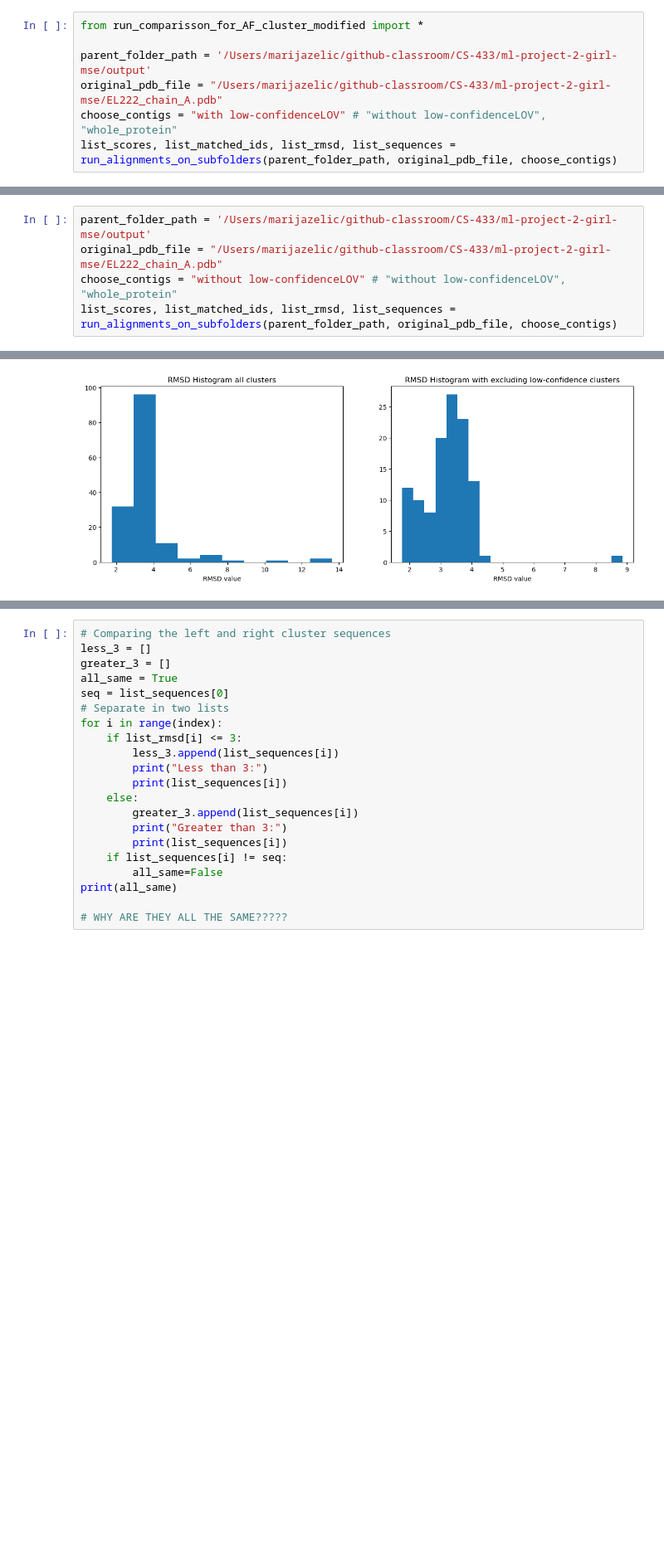
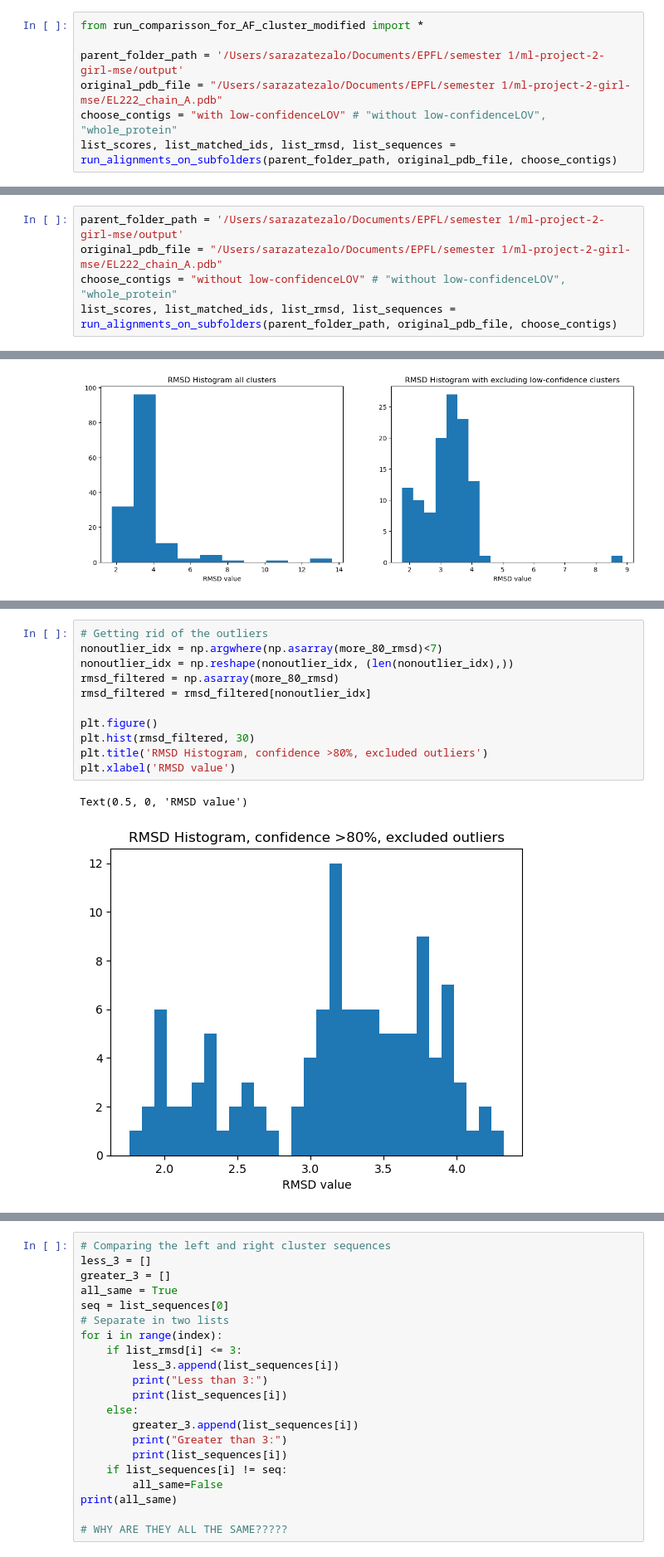
Before and after one commit to masazelic/ml-project-2-girl-mse, a Jupyter notebook: Untitled-1.ipynb, the cells around one changed output, grey strips where cells are left out. Shown: that part at 83% size. Drawn from its saved outputs; the diff is of its cells as text; blank space fills up the shorter version.

```diff
--- a/Untitled-1.ipynb
+++ b/Untitled-1.ipynb
@@ -106,8 +88,8 @@ Removed 'EX_015_sorted.pdb' from '/Users/marijazelic/github-classroom/CS-433/ml-
 # %%
 from run_comparisson_for_AF_cluster_modified import *
 
-parent_folder_path = '/Users/marijazelic/github-classroom/CS-433/ml-project-2-girl-mse/output'
-original_pdb_file = "/Users/marijazelic/github-classroom/CS-433/ml-project-2-girl-mse/EL222_chain_A.pdb"
+parent_folder_path = '/Users/sarazatezalo/Documents/EPFL/semester 1/ml-project-2-girl-mse/output'
+original_pdb_file = "/Users/sarazatezalo/Documents/EPFL/semester 1/ml-project-2-girl-mse/EL222_chain_A.pdb"
 choose_contigs = "with low-confidenceLOV" # "without low-confidenceLOV", "whole_protein"
 list_scores, list_matched_ids, list_rmsd, list_sequences = run_alignments_on_subfolders(parent_folder_path, original_pdb_file, choose_contigs)
 # %% [output]
@@ -178,8 +160,8 @@ Text(0.5, 0, 'RMSD value')
 # %% [markdown]
 ### Only the LOV domain extracted
 # %%
-parent_folder_path = '/Users/marijazelic/github-classroom/CS-433/ml-project-2-girl-mse/output'
-original_pdb_file = "/Users/marijazelic/github-classroom/CS-433/ml-project-2-girl-mse/EL222_chain_A.pdb"
+parent_folder_path = '/Users/sarazatezalo/Documents/EPFL/semester 1/ml-project-2-girl-mse/output'
+original_pdb_file = "/Users/sarazatezalo/Documents/EPFL/semester 1/ml-project-2-girl-mse/EL222_chain_A.pdb"
 choose_contigs = "without low-confidenceLOV" # "without low-confidenceLOV", "whole_protein"
 list_scores, list_matched_ids, list_rmsd, list_sequences = run_alignments_on_subfolders(parent_folder_path, original_pdb_file, choose_contigs)
 # %% [output]
@@ -242,0 +227,14 @@ Text(0.5, 0, 'RMSD value')
+# %%
+# Getting rid of the outliers
+nonoutlier_idx = np.argwhere(np.asarray(more_80_rmsd)<7)
+nonoutlier_idx = np.reshape(nonoutlier_idx, (len(nonoutlier_idx),))
+rmsd_filtered = np.asarray(more_80_rmsd)
+rmsd_filtered = rmsd_filtered[nonoutlier_idx]
+
+plt.figure()
+plt.hist(rmsd_filtered, 30)
+plt.title('RMSD Histogram, confidence >80%, excluded outliers')
+plt.xlabel('RMSD value')
+# %% [output]
+Text(0.5, 0, 'RMSD value')
+[figure, added]
```
Also changed, not shown: parts of 5 cells of this notebook.
